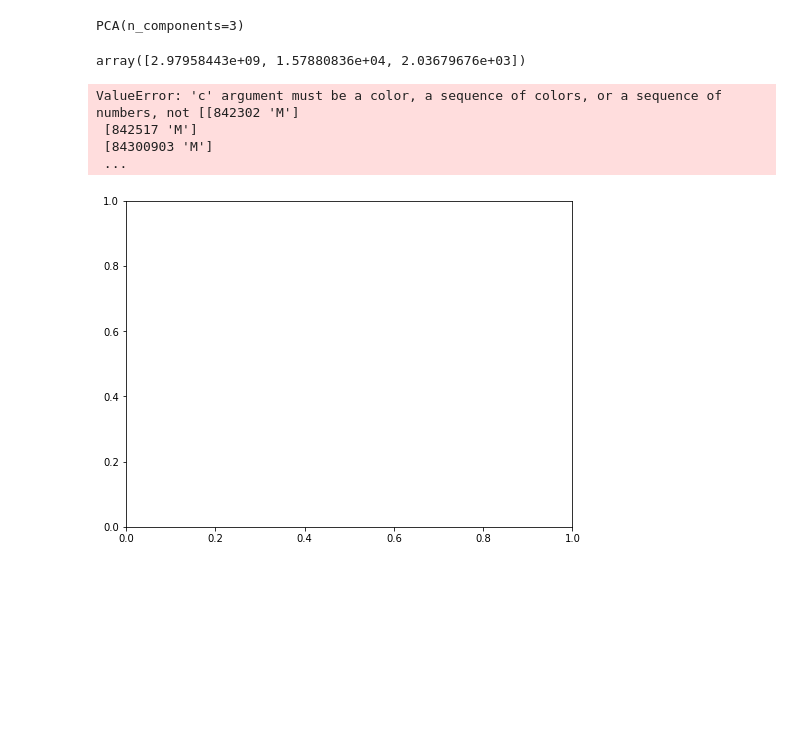
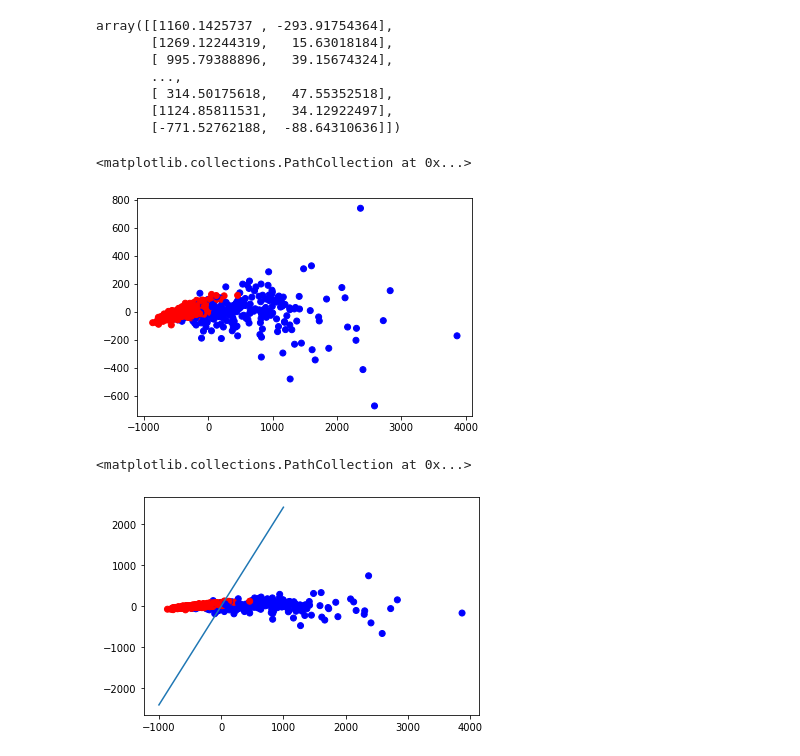
Before and after one commit to mjayasur/cs189, a Jupyter notebook: hw9/prob8.ipynb, the cells around one changed output. Saved outputs shown, nothing was run; the diff lists cells and outputs as text; code cells hidden in the pictures; blank space fills up the shorter version.

```diff
--- a/hw9/prob8.ipynb
+++ b/hw9/prob8.ipynb
@@ -83,8 +10,0 @@ pca = PCA(n_components=3)
-# %%
-pca.fit(data)
-# %% [output]
-PCA(n_components=3)
-# %%
-pca.singular_values_
-# %% [output]
-array([2.97958443e+09, 1.57880836e+04, 2.03679676e+03])
@@ -93,9 +11,20 @@ data_pca = pca.transform(data)
+# %%
+dataset = load_breast_cancer()
+# %%
+pca = PCA(n_components=2)
+data_pca = pca.fit_transform(dataset.data)
+data_pca
+# %% [output]
+array([[1160.1425737 , -293.91754364],
+       [1269.12244319,   15.63018184],
+       [ 995.79388896,   39.15674324],
+       ...,
+       [ 314.50175618,   47.55352518],
+       [1124.85811531,   34.12922497],
+       [-771.52762188,  -88.64310636]])
 # %%
-plt.figure(figsize=(8,6))
-plt.scatter(data_pca[:,0],data_pca[:,1],c=labels,cmap='plasma')
+labels = ['r' if t else 'b' for t in dataset.target]
+plt.scatter(data_pca[:,0], data_pca[:,1], c=labels)
 # %% [output]
-ValueError: 'c' argument must be a color, a sequence of colors, or a sequence of numbers, not [[842302 'M']
- [842517 'M']
- [84300903 'M']
- ...
+<matplotlib.collections.PathCollection at 0x...>
-[figure, old version]
+[figure, new version]
@@ -101,0 +36,8 @@ ValueError: 'c' argument must be a color, a sequence of colors, or a sequence of
+# %%
+x = [i for i in range(-1000, 1000)]
+y = x*(-w[0]/w[1])
+plt.plot(x,y)
+plt.scatter(data_pca[:,0], data_pca[:,1], c=labels)
+# %% [output]
+<matplotlib.collections.PathCollection at 0x...>
+[figure, added]
```
Also changed, not shown: parts of 14 cells of this notebook, 4 other files.
